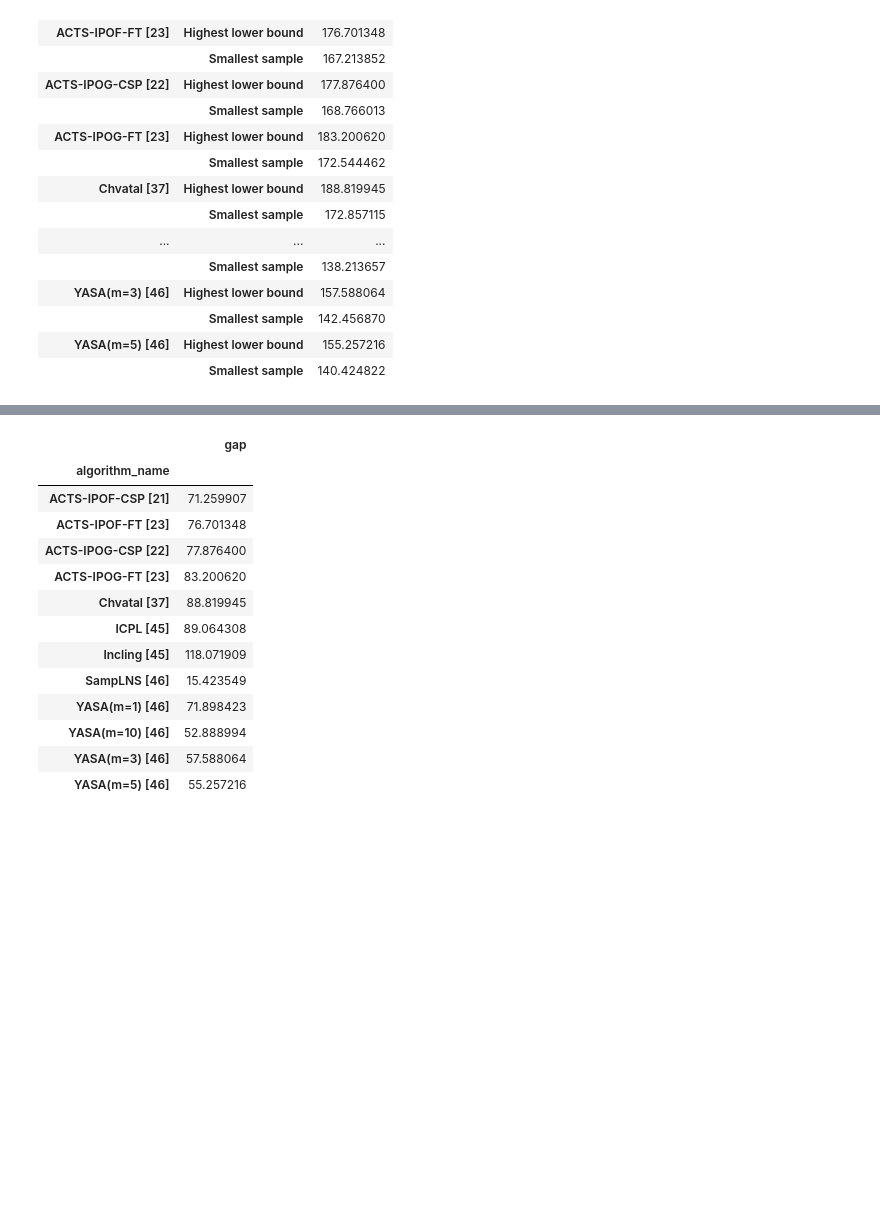
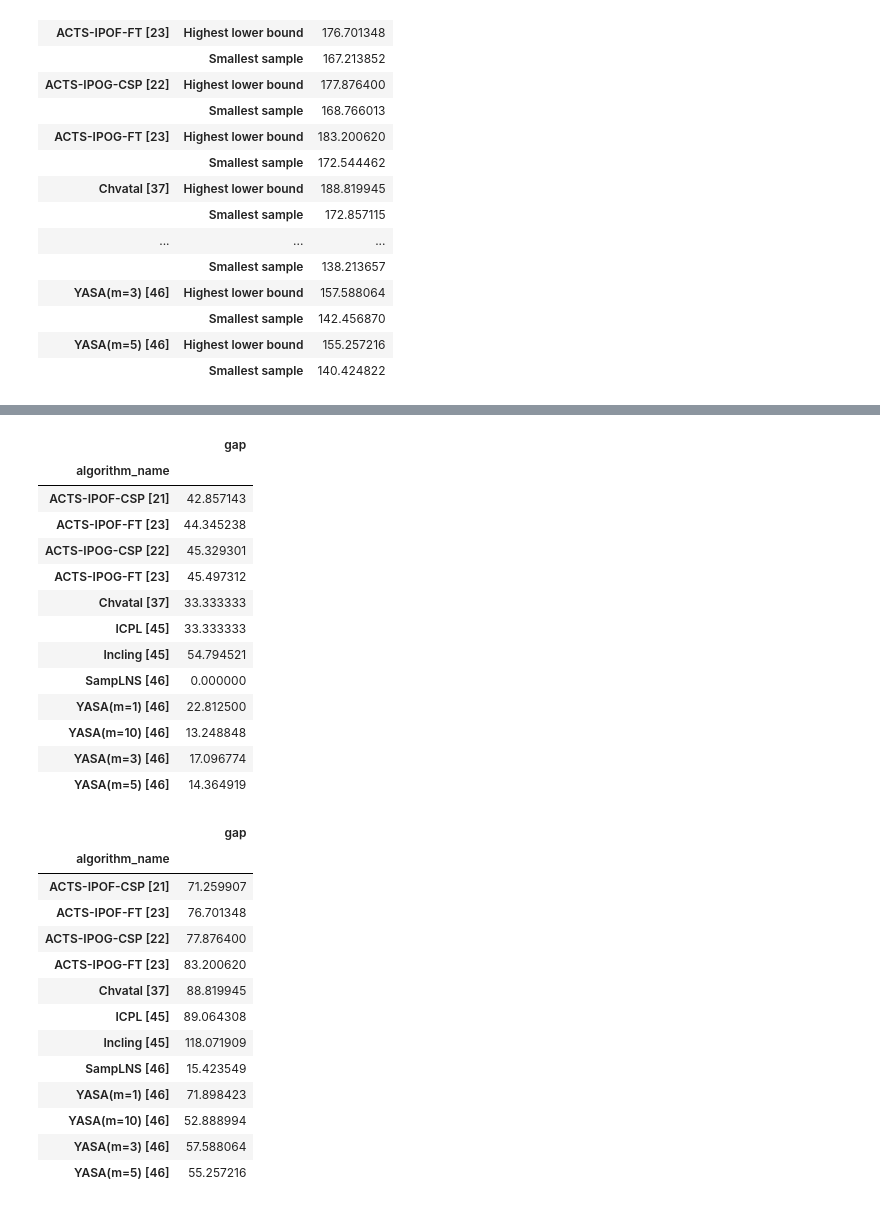
Before and after one commit to tubs-alg/SampLNS, a Jupyter notebook: evaluation/01_samplns_2023-08-19/07_lower_bound_gap.ipynb, the cells around one changed output, grey strips where cells are left out. Drawn from its saved outputs; the diff is of its cells as text; code cells hidden in the pictures; blank space fills up the shorter version.

```diff
--- a/evaluation/01_samplns_2023-08-19/07_lower_bound_gap.ipynb
+++ b/evaluation/01_samplns_2023-08-19/07_lower_bound_gap.ipynb
@@ -527,3 +527,20 @@ plt.show()
+# %%
+t.groupby(["algorithm_name"])[["gap"]].quantile(0.25)
+# %% [output]
+|  | gap |
+| algorithm_name |  |
+| ACTS-IPOF-CSP [21] | 42.857143 |
+| ACTS-IPOF-FT [23] | 44.345238 |
+| ACTS-IPOG-CSP [22] | 45.329301 |
+| ACTS-IPOG-FT [23] | 45.497312 |
+| Chvatal [37] | 33.333333 |
+| ICPL [45] | 33.333333 |
+| Incling [45] | 54.794521 |
+| SampLNS [46] | 0.000000 |
+| YASA(m=1) [46] | 22.812500 |
+| YASA(m=10) [46] | 13.248848 |
+| YASA(m=3) [46] | 17.096774 |
+| YASA(m=5) [46] | 14.364919 |
 # %%
 t.groupby(["algorithm_name"])[["gap"]].mean()
 # %% [output]
```
Also changed, not shown: parts of 4 cells of this notebook, 10 other files.
